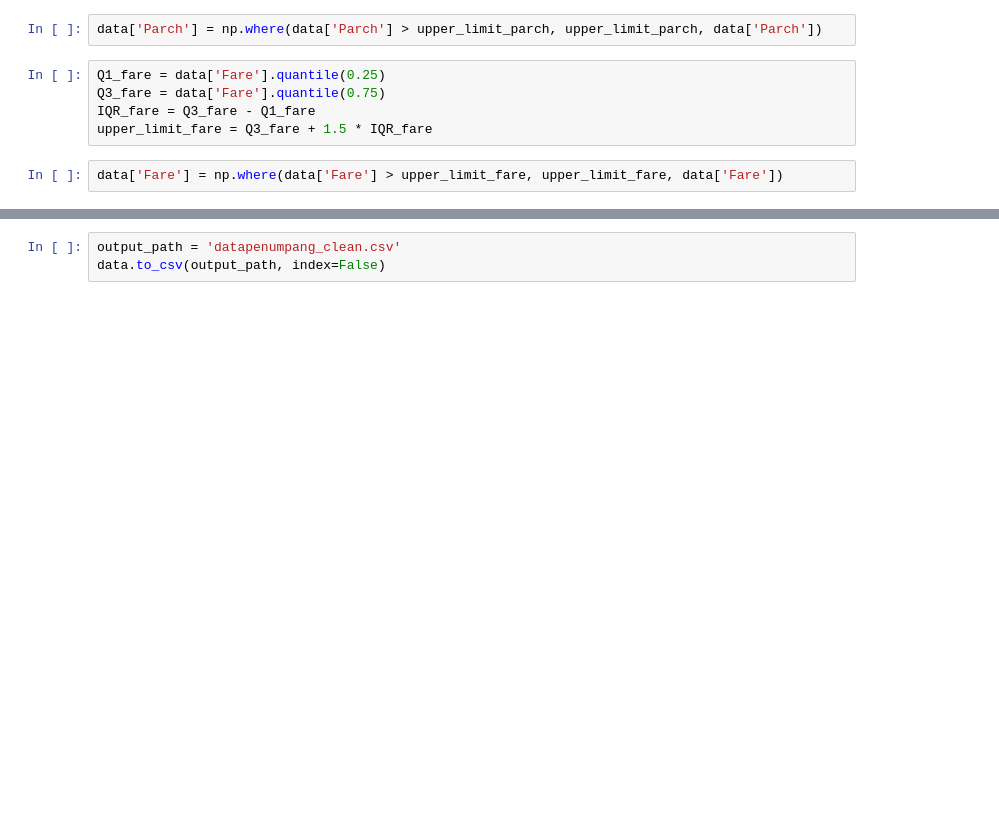
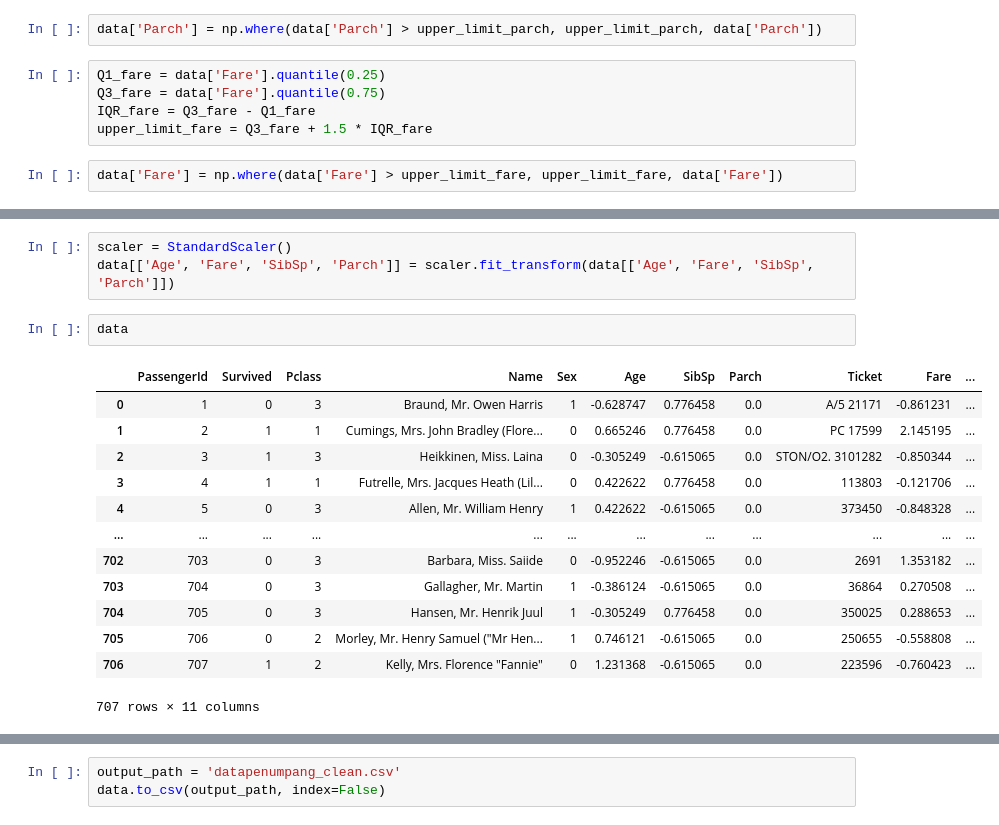
Before and after one commit to kh4fin/data-mining, a Jupyter notebook: Tugas_Kelompok_1/main.ipynb, the cells around one changed output, grey strips where cells are left out. Cells and saved outputs as stored; diff of their text form; blank space fills up the shorter version.

```diff
--- a/Tugas_Kelompok_1/main.ipynb
+++ b/Tugas_Kelompok_1/main.ipynb
@@ -188,3 +210,22 @@ plt.show()
+# %%
+scaler = StandardScaler()
+data[['Age', 'Fare', 'SibSp', 'Parch']] = scaler.fit_transform(data[['Age', 'Fare', 'SibSp', 'Parch']])
+# %%
+data
+# %% [output]
+|  | PassengerId | Survived | Pclass | Name | Sex | Age | SibSp | Parch | Ticket | Fare | ... |
+| 0 | 1 | 0 | 3 | Braund, Mr. Owen Harris | 1 | -0.628747 | 0.776458 | 0.0 | A/5 21171 | -0.861231 | ... |
+| 1 | 2 | 1 | 1 | Cumings, Mrs. John Bradley (Flore... | 0 | 0.665246 | 0.776458 | 0.0 | PC 17599 | 2.145195 | ... |
+| 2 | 3 | 1 | 3 | Heikkinen, Miss. Laina | 0 | -0.305249 | -0.615065 | 0.0 | STON/O2. 3101282 | -0.850344 | ... |
+| 3 | 4 | 1 | 1 | Futrelle, Mrs. Jacques Heath (Lil... | 0 | 0.422622 | 0.776458 | 0.0 | 113803 | -0.121706 | ... |
+| 4 | 5 | 0 | 3 | Allen, Mr. William Henry | 1 | 0.422622 | -0.615065 | 0.0 | 373450 | -0.848328 | ... |
+| ... | ... | ... | ... | ... | ... | ... | ... | ... | ... | ... | ... |
+| 702 | 703 | 0 | 3 | Barbara, Miss. Saiide | 0 | -0.952246 | -0.615065 | 0.0 | 2691 | 1.353182 | ... |
+| 703 | 704 | 0 | 3 | Gallagher, Mr. Martin | 1 | -0.386124 | -0.615065 | 0.0 | 36864 | 0.270508 | ... |
+| 704 | 705 | 0 | 3 | Hansen, Mr. Henrik Juul | 1 | -0.305249 | 0.776458 | 0.0 | 350025 | 0.288653 | ... |
+| 705 | 706 | 0 | 2 | Morley, Mr. Henry Samuel ("Mr Hen... | 1 | 0.746121 | -0.615065 | 0.0 | 250655 | -0.558808 | ... |
+| 706 | 707 | 1 | 2 | Kelly, Mrs. Florence "Fannie" | 0 | 1.231368 | -0.615065 | 0.0 | 223596 | -0.760423 | ... |
+707 rows × 11 columns
 # %%
 data.shape
 # %% [output]
```
Also changed, not shown: parts of 15 cells of this notebook, 1 other file.
